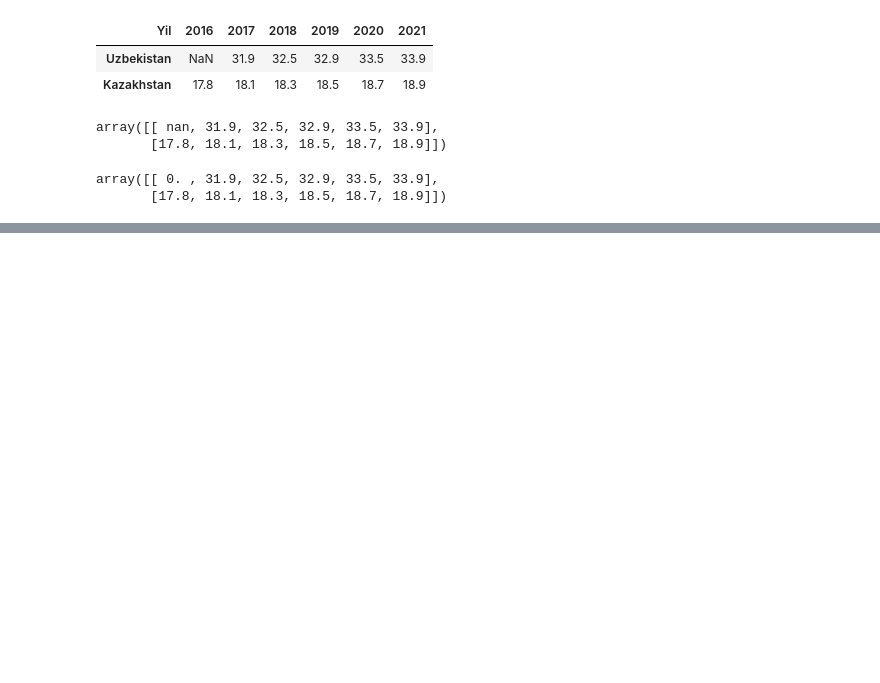
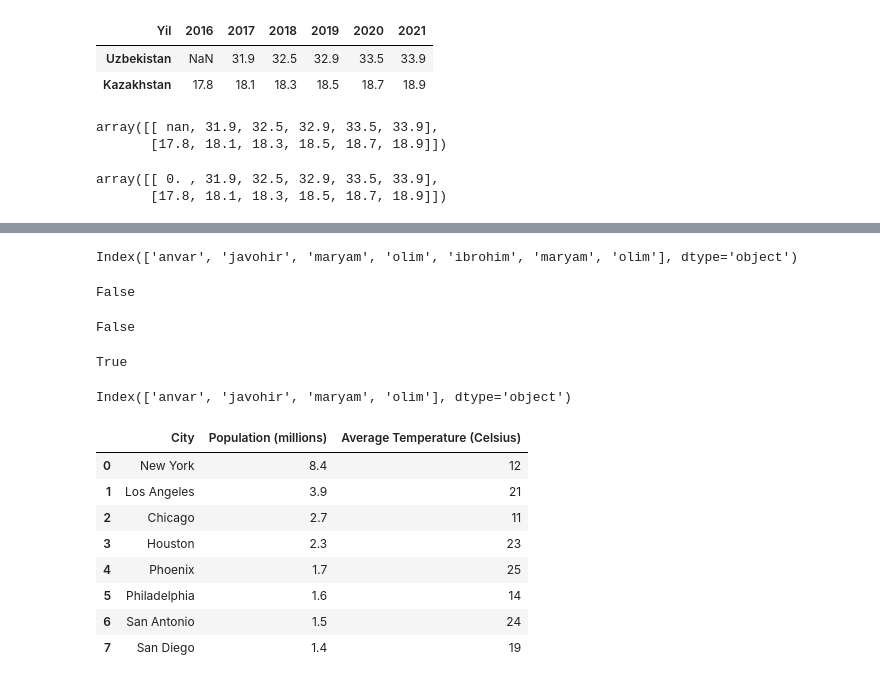
Before and after one commit to mirsaidl/Data-Analysis, a Jupyter notebook: Panda/panda_df.ipynb, the cells around one changed output, grey strips where cells are left out. Saved outputs shown, nothing was run; the diff lists cells and outputs as text; code cells hidden in the pictures; blank space fills up the shorter version.

```diff
--- a/Panda/panda_df.ipynb
+++ b/Panda/panda_df.ipynb
@@ -135,0 +256,39 @@ array([[ 0. , 31.9, 32.5, 32.9, 33.5, 33.9],
+# %%
+df4.index.insert(4,'ibrohim') # index 4
+# %% [output]
+Index(['anvar', 'javohir', 'maryam', 'olim', 'ibrohim', 'maryam', 'olim'], dtype='object')
+# %%
+df4.index.is_monotonic
+# %% [output]
+False
+# %%
+df4.index.is_unique
+# %% [output]
+False
+# %%
+newind.is_unique
+# %% [output]
+True
+# %%
+df4.index.unique()
+# %% [output]
+Index(['anvar', 'javohir', 'maryam', 'olim'], dtype='object')
+# %%
+data = {
+    'City': ['New York', 'Los Angeles', 'Chicago', 'Houston', 'Phoenix', 'Philadelphia', 'San Antonio', 'San Diego'],
+    'Population (millions)': [8.4, 3.9, 2.7, 2.3, 1.7, 1.6, 1.5, 1.4],
+    'Average Temperature (Celsius)': [12, 21, 11, 23, 25, 14, 24, 19]
+}
+
+df6 = df(data)
+df6
+# %% [output]
+|  | City | Population (millions) | Average Temperature (Celsius) |
+| 0 | New York | 8.4 | 12 |
+| 1 | Los Angeles | 3.9 | 21 |
+| 2 | Chicago | 2.7 | 11 |
+| 3 | Houston | 2.3 | 23 |
+| 4 | Phoenix | 1.7 | 25 |
+| 5 | Philadelphia | 1.6 | 14 |
+| 6 | San Antonio | 1.5 | 24 |
+| 7 | San Diego | 1.4 | 19 |
```
Also changed, not shown: parts of 27 cells of this notebook, 3 other files.
